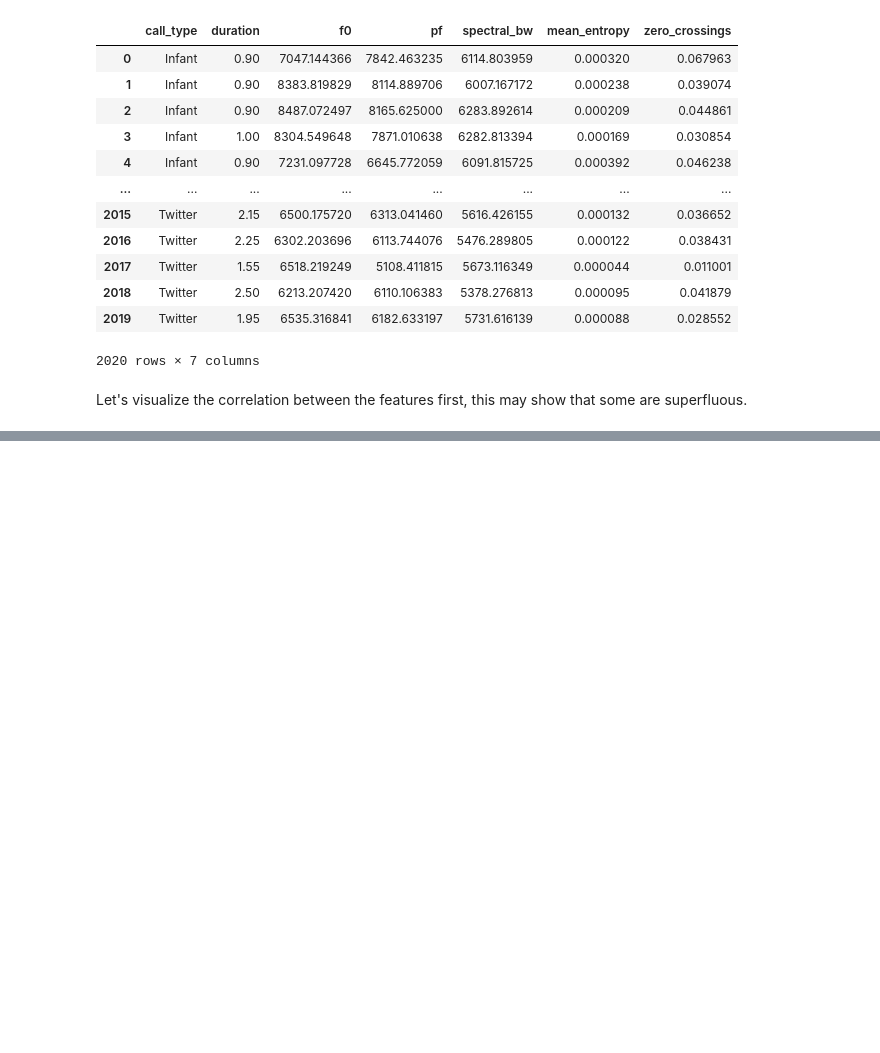
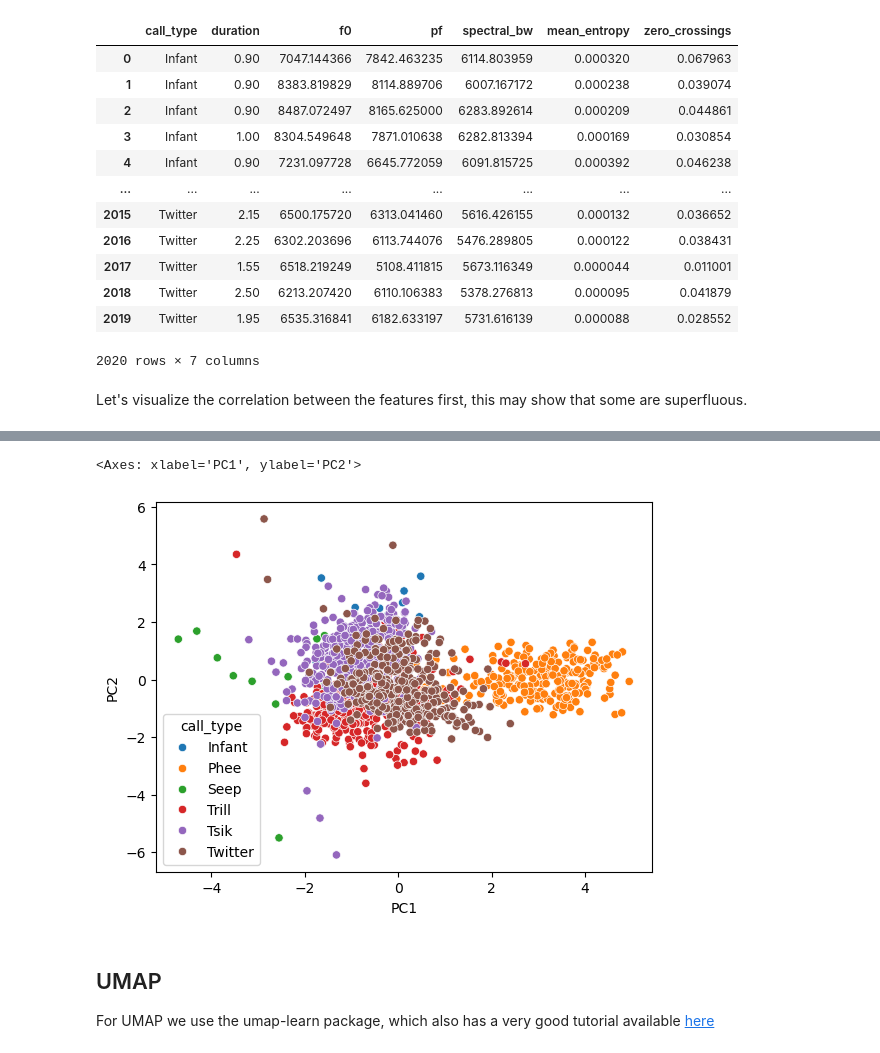
Before and after one commit to DoriMG/AnimalBehaviourLiveWorkshop, a Jupyter notebook: 2_feature_extraction.ipynb, the cells around one changed output, grey strips where cells are left out. Drawn from its saved outputs; the diff is of its cells as text; code cells hidden in the pictures; blank space fills up the shorter version.

```diff
--- a/2_feature_extraction.ipynb
+++ b/2_feature_extraction.ipynb
@@ -204,0 +211,14 @@ TypeError: 'numpy.ndarray' object is not callable
+# %%
+from sklearn.decomposition import PCA
+pca = PCA(n_components=2)
+pca_results = pca.fit_transform(scaled_features) # fit_transform fits the model and gives you the results
+# %%
+pca_results_df = pd.DataFrame(pca_results, columns=["PC1", "PC2"])
+pca_results_df['call_type'] = features['call_type'].values
+sns.scatterplot(data=pca_results_df, x="PC1", y="PC2", hue="call_type")
+# %% [output]
+<Axes: xlabel='PC1', ylabel='PC2'>
+[figure, added]
+# %% [markdown]
+## UMAP
+For UMAP we use the umap-learn package, which also has a very good tutorial available [here](https://umap-learn.readthedocs.io/en/latest/basic_usage.html)
```
Also changed, not shown: parts of 7 cells of this notebook.
